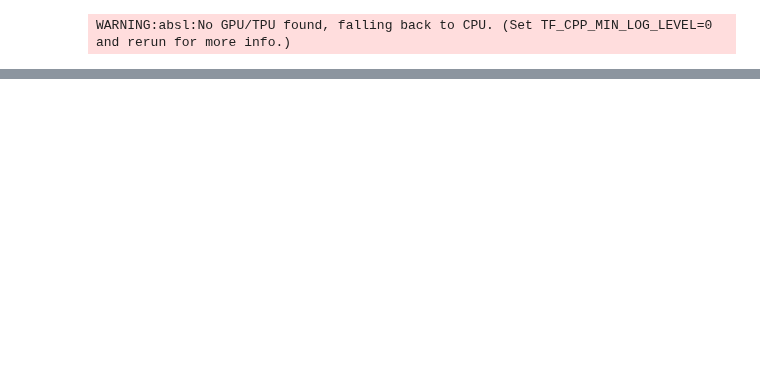
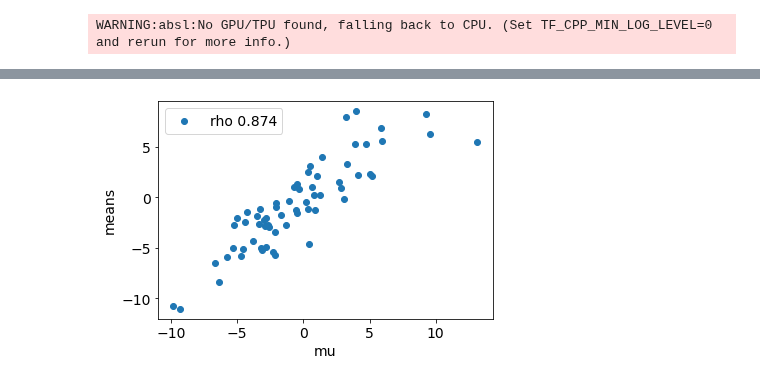
Before and after one commit to ajipalar/pynet, a Jupyter notebook: devel/WishartSyntheticBenchmark.ipynb, the cells around one changed output, grey strips where cells are left out. Drawn from its saved outputs; the diff is of its cells as text; code cells hidden in the pictures; blank space fills up the shorter version.

```diff
--- a/devel/WishartSyntheticBenchmark.ipynb
+++ b/devel/WishartSyntheticBenchmark.ipynb
@@ -127,0 +194,17 @@ val.data.shape
+# %%
+
+data = np.array(data)
+data = data.T
+data = pd.DataFrame(data=data)
+data["means"] = data.apply(np.mean, axis=1)
+data["stds"] = data.apply(np.std, axis=1)
+data["vars"] = data.apply(np.var, axis=1)
+data["medians"] = data.apply(np.median, axis=1)
+diag_idx = np.diag_indices(p)
+data["mu"] = np.array(mus)
+data["Aii"] = np.array(A[diag_idx])
+data["Kii"] = np.array(K[diag_idx])
+# %%
+ccscatter(data.mu, data.means)
+# %% [output]
+[figure, added]
```
Also changed, not shown: parts of 39 cells of this notebook.
